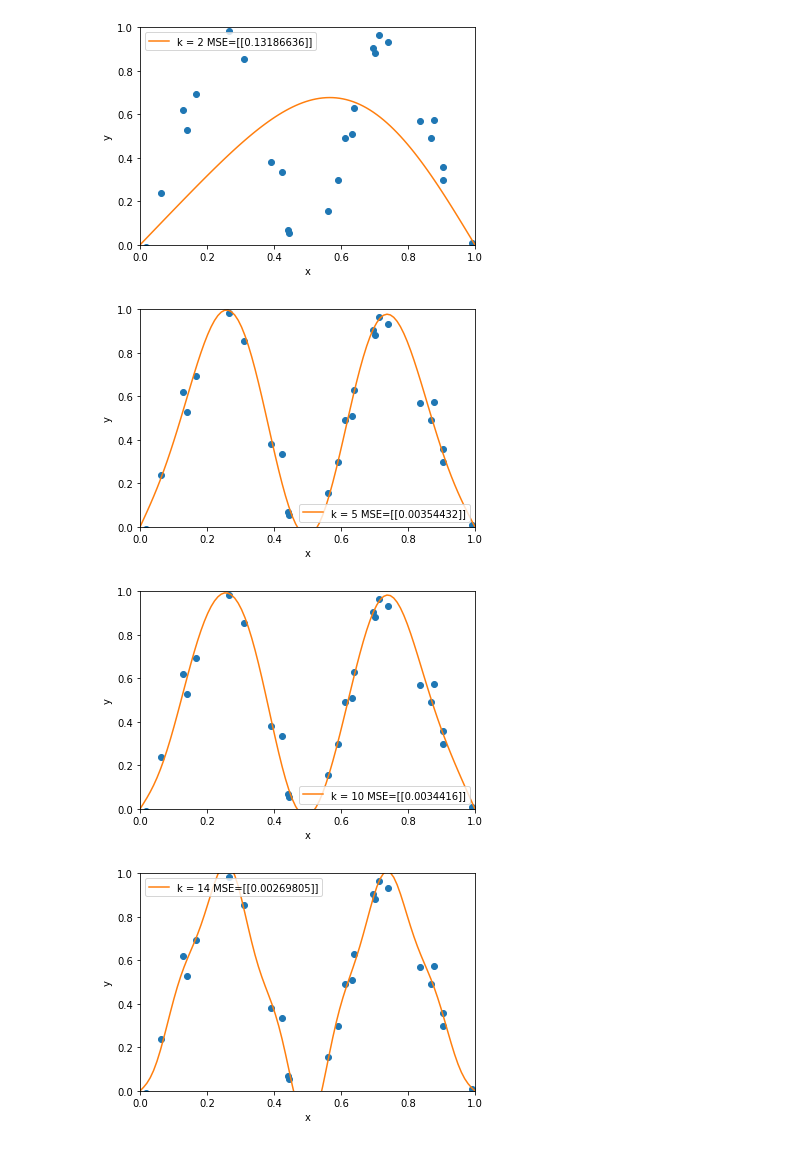
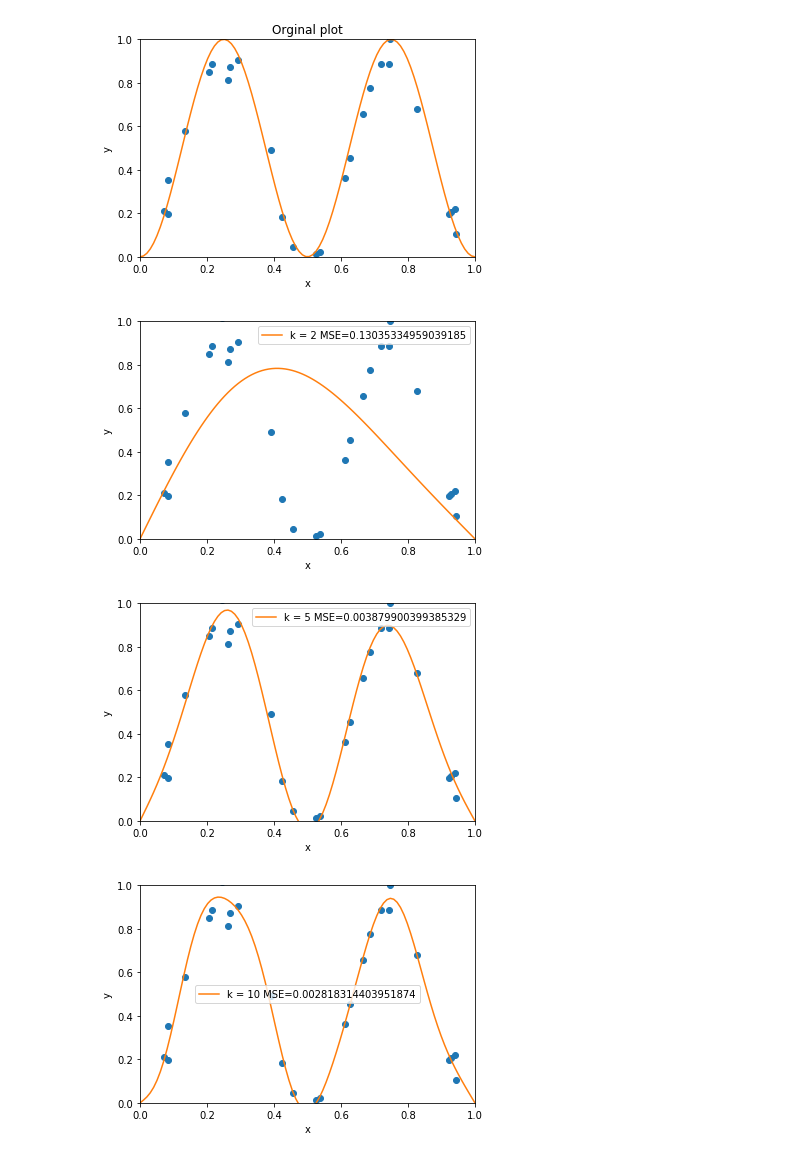
Before and after one commit to CodeDealer31/Supervised, a Jupyter notebook: Supervised_3.ipynb, the cells around one changed output. Saved outputs shown, nothing was run; the diff lists cells and outputs as text; code cells hidden in the pictures.

```diff
--- a/Supervised_3.ipynb
+++ b/Supervised_3.ipynb
@@ -14,8 +14,8 @@ def regression(X,Y,k):
     XTX = real_X.dot(real_X.T)
     [ll,oo] = np.linalg.eig(XTX)
     XTY = real_X.dot(Y)
-#     w = np.linalg.inv(XTX).dot(XTY)
-    w = np.mat(real_X).I.T.dot(np.mat(Y).T)
+    w = np.linalg.pinv(XTX).dot(XTY)
+#     w = np.mat(real_X).I.T.dot(np.mat(Y).T)
     return w
     print(XTX)
     print(XTY)
@@ -52,29 +52,42 @@ def generatedata(sample_number=30):
 # %%
 
 [rx,ry] = generatedata(sample_number=30)
 dim = [2,5,10,14,18]
+
+x_axix = np.linspace(0,1,100)#for plotting
+y_axix = [(math.sin(2*math.pi*i))**2 for i in x_axix]
+plt.figure()
+plt.plot(rx,ry,'o')
+plt.plot(x_axix,y_axix)
+plt.title("Orginal plot")
+plt.ylabel('y')
+plt.xlabel('x')
+plt.xlim([0,1])
+plt.ylim([0,1])
+
+
 for k in dim:
     x_axix = np.linspace(0,1,100)
     y = np.linspace(0,0,100)
     w = regression(rx,ry,k)
     Y_e = evaluate_reg(w,rx)
     MSEv = MSE(Y_e,ry)
     for p in range(len(x_axix)):
         for kk in range(k):
                y[p] = y[p] + ((np.sin((kk+1)*np.pi*x_axix[p]))) * w[kk]
     plt.figure()
     plt.plot(rx,ry,'o')
     plt.plot(x_axix,y,label = "k = "+str(k)+" MSE="+str(MSEv))
     plt.legend()
     plt.ylabel('y')
     plt.xlabel('x')
     plt.xlim([0,1])
     plt.ylim([0,1])
 
 
 plt.show()
 # %% [output]
-[figure, old version]
+[figure, new version]
-[figure, old version]
+[figure, new version]
-[figure, old version]
+[figure, new version]
-[figure, old version]
+[figure, new version]
```
Also changed, not shown: parts of 4 cells of this notebook, 2 other files.
